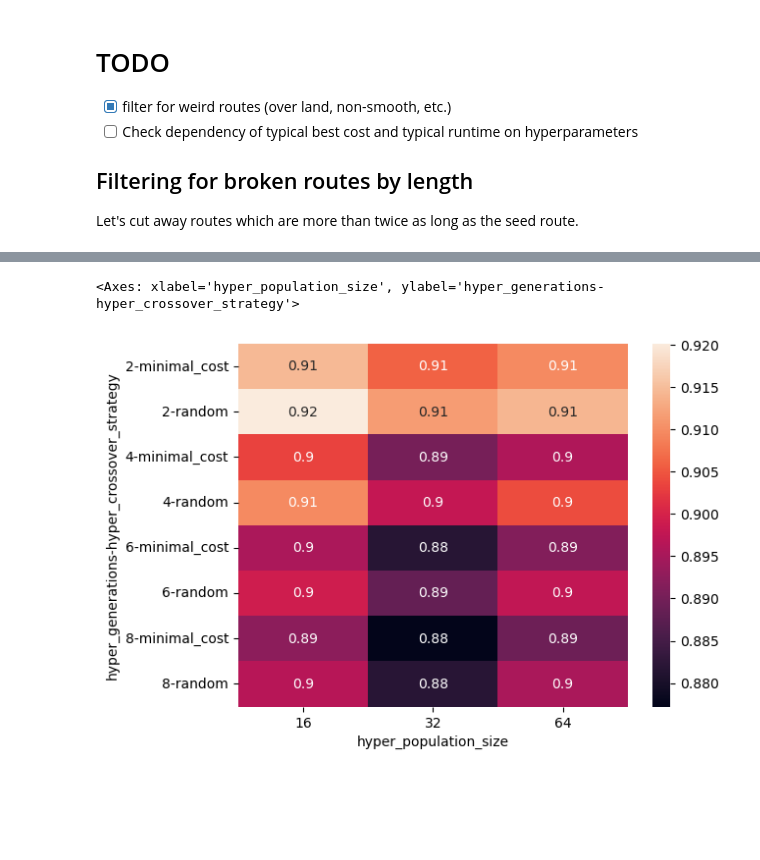
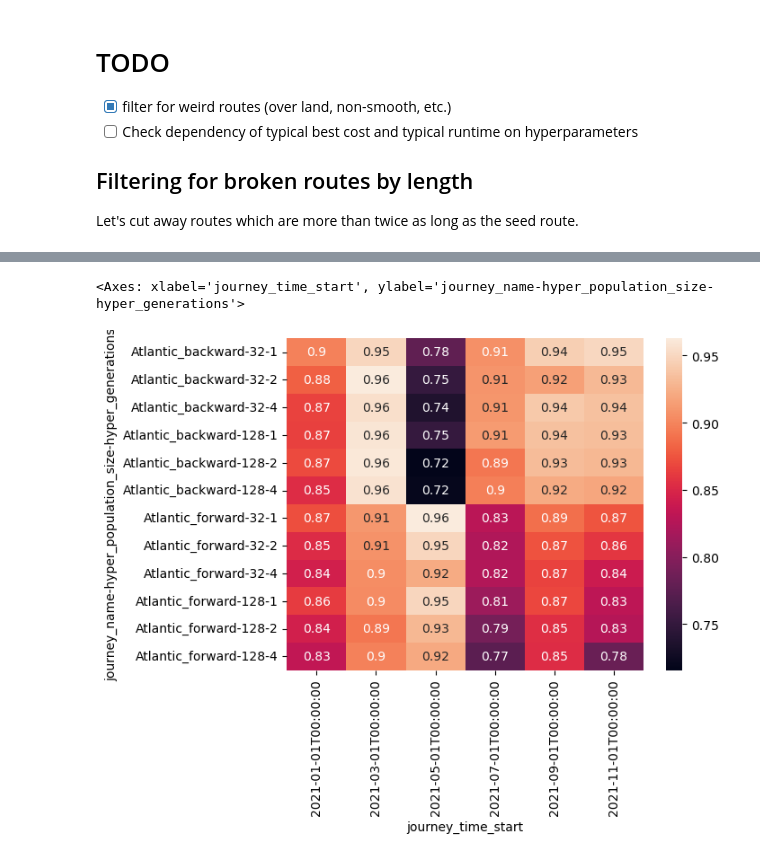
Before and after one commit to willirath/ship_routing, a Jupyter notebook: tuning/hyperparameter_tuning.ipynb, the cells around one changed output, grey strips where cells are left out. Saved outputs shown, nothing was run; the diff lists cells and outputs as text; code cells hidden in the pictures; blank space fills up the shorter version.

```diff
--- a/tuning/hyperparameter_tuning.ipynb
+++ b/tuning/hyperparameter_tuning.ipynb
@@ -59,6 +161,11 @@ def get_hyper_params_df(routing_results_dict: dict = None):
     df.index = df.index.rename("filename")
     return df
 # %%
-df_params = get_hyper_params_df(routing_results)
+df_params = pd.merge(
+    get_hyper_params_df(results),
+    get_journey_params_df(results),
+    left_index=True,
+    right_index=True,
+)
 df_params
 # %% [output]
@@ -93,7 +220,7 @@ def get_runtime(routing_results_dict: dict = None):
     df = df.assign(runtime_seconds=df.runtime.dt.total_seconds())
     return df
 # %%
-df_runtime = get_runtime(routing_results)
+df_runtime = get_runtime(results)
 df_runtime
 # %% [output]
 |  | runtime | runtime_seconds |
@@ -130,7 +262,7 @@ def get_elite(routing_results_dict: dict = None):
         )
     return pd.DataFrame.from_records(_records).set_index("filename")
 # %%
-df_elite = get_elite(routing_results)
+df_elite = get_elite(results)
 df_elite
 # %% [output]
 |  | n_elite | elite_length_meters | elite_length_relative | elite_cost_absolute | elite_cost_relative |
@@ -189,6 +301,5 @@ df_merged = (
     .merge(df_elite, left_index=True, right_index=True, how="inner")
     .merge(df_runtime, left_index=True, right_index=True, how="inner")
 )
-df_merged = df_merged.loc[good_filenames]
 df_merged
 # %% [output]
@@ -303,12 +394,16 @@ sns.heatmap(
 # %%
 sns.heatmap(
     df_merged
-    .groupby(['hyper_population_size', 'hyper_generations', 'hyper_crossover_strategy'])
+    .groupby(['journey_name', 'journey_time_start', 'hyper_population_size', 'hyper_generations'])
+    # .elite_cost_relative
     .elite_cost_relative
-    .median()
-    .unstack(0),
-    annot=True
+    # .quantile(np.linspace(0, 1, 11))
+    .min()
+    # .count()
+    .unstack(1),
+    annot=True,
+    # cmap=sns.color_palette("viridis")
 )
 # %% [output]
-<Axes: xlabel='hyper_population_size', ylabel='hyper_generations-hyper_crossover_strategy'>
+<Axes: xlabel='journey_time_start', ylabel='journey_name-hyper_population_size-hyper_generations'>
-[figure, old version]
+[figure, new version]
```
Also changed, not shown: parts of 38 cells of this notebook.
